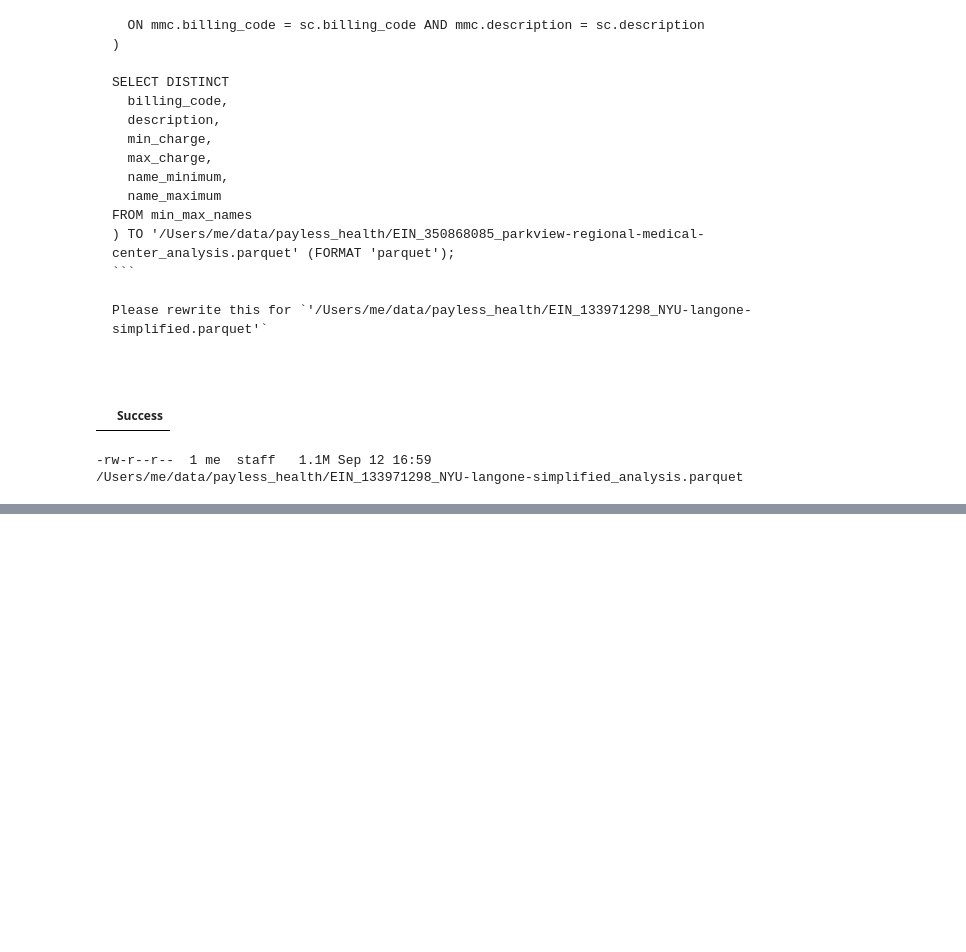
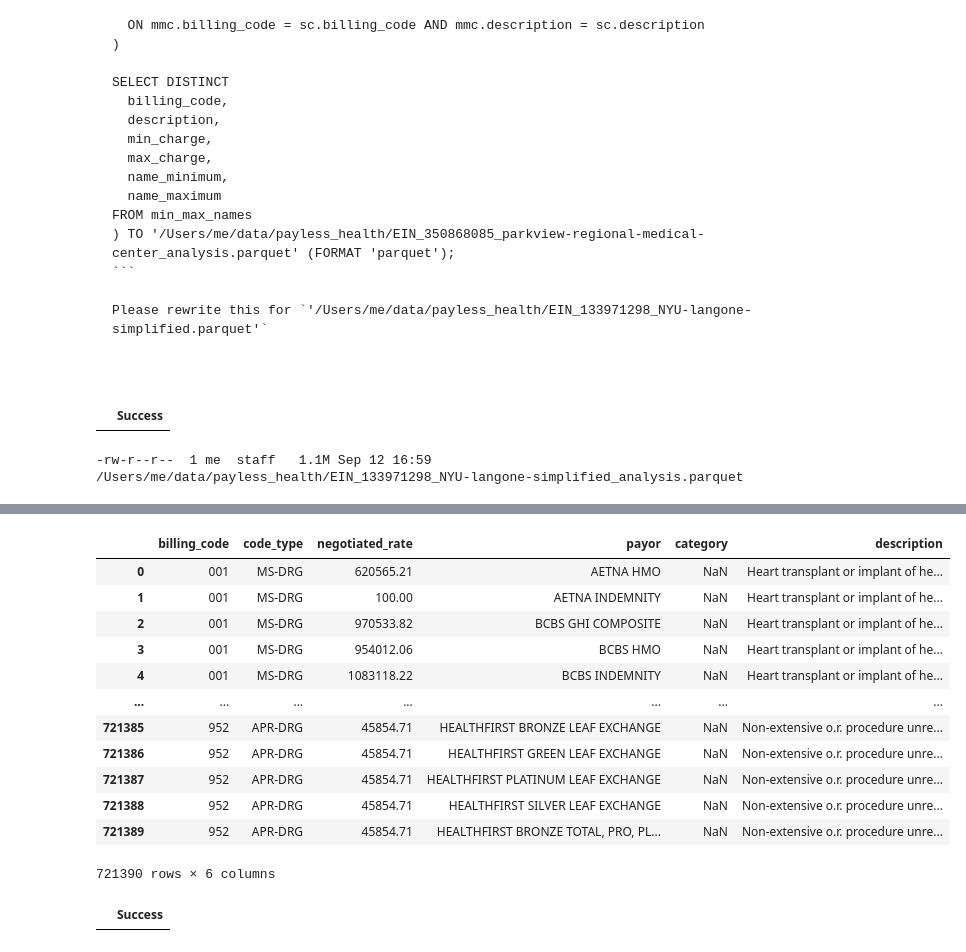
Before and after one commit to onefact/data_build_tool_payless.health, a Jupyter notebook: notebooks/EIN_133971298_NYU-langone.ipynb, the cells around one changed output, grey strips where cells are left out. Saved outputs shown, nothing was run; the diff lists cells and outputs as text; code cells hidden in the pictures; blank space fills up the shorter version.

```diff
--- a/notebooks/EIN_133971298_NYU-langone.ipynb
+++ b/notebooks/EIN_133971298_NYU-langone.ipynb
@@ -2064,0 +2127,2 @@ SELECT "Billing Code" AS billing_code, "Identifier Description" AS description,
+# %%
+billing_codes = pd.read_parquet('/Users/me/data/payless_health/billing_codes.parquet')
@@ -2181,0 +2581,42 @@ FROM min_max_names
+# %%
+%%sql
+SELECT billing_codes.billing_code,
+  "EIN_133971298_NYU-langone-billing_codes".code_type,
+  negotiated_rate,
+  payor,
+  category,
+  billing_codes.description
+FROM '/Users/me/data/payless_health/EIN_133971298_NYU-langone-billing_codes.parquet'
+INNER JOIN '/Users/me/data/payless_health/billing_codes.parquet' ON
+  billing_codes.billing_code = "EIN_133971298_NYU-langone-billing_codes".billing_code
+AND
+  billing_codes.code_type = "EIN_133971298_NYU-langone-billing_codes".code_type
+# %% [output]
+|  | billing_code | code_type | negotiated_rate | payor | category | description |
+| 0 | 001 | MS-DRG | 620565.21 | AETNA HMO | NaN | Heart transplant or implant of he... |
+| 1 | 001 | MS-DRG | 100.00 | AETNA INDEMNITY | NaN | Heart transplant or implant of he... |
+| 2 | 001 | MS-DRG | 970533.82 | BCBS GHI COMPOSITE | NaN | Heart transplant or implant of he... |
+| 3 | 001 | MS-DRG | 954012.06 | BCBS HMO | NaN | Heart transplant or implant of he... |
+| 4 | 001 | MS-DRG | 1083118.22 | BCBS INDEMNITY | NaN | Heart transplant or implant of he... |
+| ... | ... | ... | ... | ... | ... | ... |
+| 721385 | 952 | APR-DRG | 45854.71 | HEALTHFIRST BRONZE LEAF EXCHANGE | NaN | Non-extensive o.r. procedure unre... |
+| 721386 | 952 | APR-DRG | 45854.71 | HEALTHFIRST GREEN LEAF EXCHANGE | NaN | Non-extensive o.r. procedure unre... |
+| 721387 | 952 | APR-DRG | 45854.71 | HEALTHFIRST PLATINUM LEAF EXCHANGE | NaN | Non-extensive o.r. procedure unre... |
+| 721388 | 952 | APR-DRG | 45854.71 | HEALTHFIRST SILVER LEAF EXCHANGE | NaN | Non-extensive o.r. procedure unre... |
+| 721389 | 952 | APR-DRG | 45854.71 | HEALTHFIRST BRONZE TOTAL, PRO, PL... | NaN | Non-extensive o.r. procedure unre... |
+721390 rows × 6 columns
+# %%
+%%sql
+COPY (
+SELECT billing_codes.billing_code,
+  "EIN_133971298_NYU-langone-billing_codes".code_type,
+  negotiated_rate,
+  payor,
+  category,
+  "EIN_133971298_NYU-langone-billing_codes".description
+FROM '/Users/me/data/payless_health/EIN_133971298_NYU-langone-billing_codes.parquet'
+INNER JOIN '/Users/me/data/payless_health/billing_codes.parquet' ON
+  billing_codes.billing_code = "EIN_133971298_NYU-langone-billing_codes".billing_code
+) TO '/Users/me/data/payless_health/EIN_133971298_NYU-langone-billing_codes_with_category.parquet' (COMPRESSION ZSTD);
+# %% [output]
+|  | Success |
```
Also changed, not shown: parts of 35 cells of this notebook, 5 other files.
